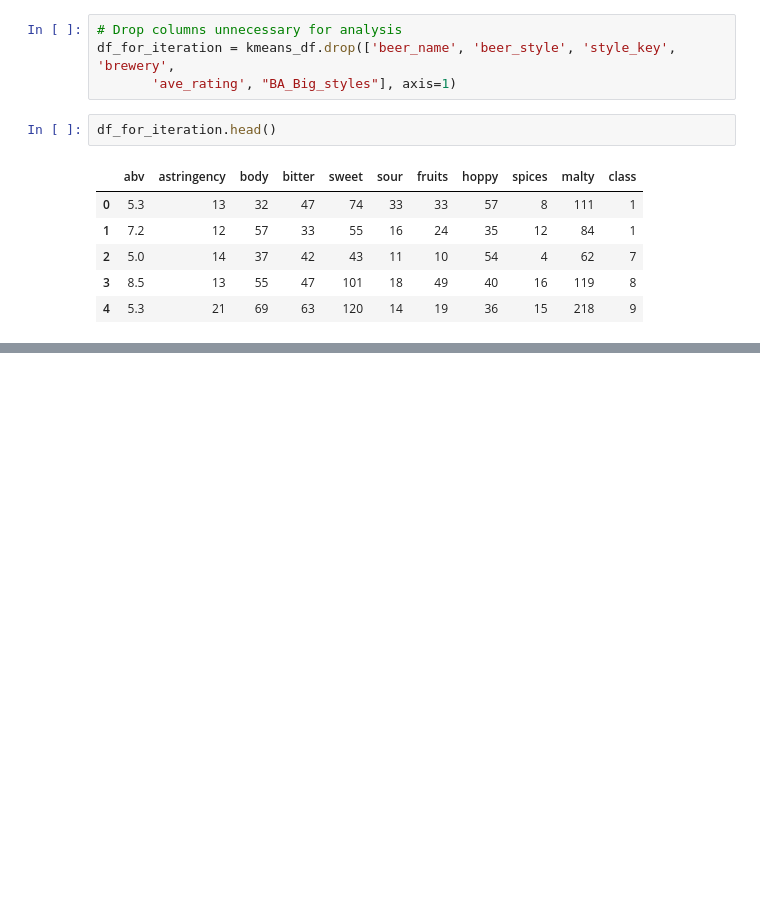
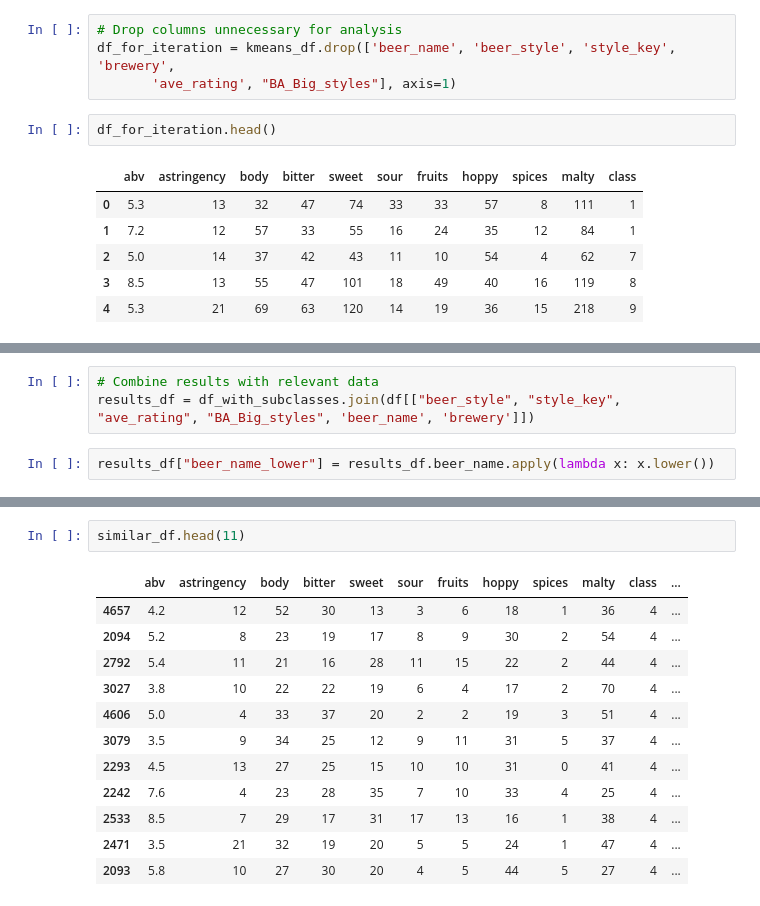
Before and after one commit to curtissmith291/final_project, a Jupyter notebook: EDA_kmeans.ipynb, the cells around one changed output, grey strips where cells are left out. Saved outputs shown, nothing was run; the diff lists cells and outputs as text; blank space fills up the shorter version.

```diff
--- a/EDA_kmeans.ipynb
+++ b/EDA_kmeans.ipynb
@@ -250,0 +246,5 @@ df_with_subclasses
+# %%
+# Combine results with relevant data
+results_df = df_with_subclasses.join(df[["beer_style", "style_key", "ave_rating", "BA_Big_styles", 'beer_name', 'brewery']])
+# %%
+results_df["beer_name_lower"] = results_df.beer_name.apply(lambda x: x.lower())
@@ -250,0 +349,15 @@ df_with_subclasses
+# %%
+similar_df.head(11)
+# %% [output]
+|  | abv | astringency | body | bitter | sweet | sour | fruits | hoppy | spices | malty | class | ... |
+| 4657 | 4.2 | 12 | 52 | 30 | 13 | 3 | 6 | 18 | 1 | 36 | 4 | ... |
+| 2094 | 5.2 | 8 | 23 | 19 | 17 | 8 | 9 | 30 | 2 | 54 | 4 | ... |
+| 2792 | 5.4 | 11 | 21 | 16 | 28 | 11 | 15 | 22 | 2 | 44 | 4 | ... |
+| 3027 | 3.8 | 10 | 22 | 22 | 19 | 6 | 4 | 17 | 2 | 70 | 4 | ... |
+| 4606 | 5.0 | 4 | 33 | 37 | 20 | 2 | 2 | 19 | 3 | 51 | 4 | ... |
+| 3079 | 3.5 | 9 | 34 | 25 | 12 | 9 | 11 | 31 | 5 | 37 | 4 | ... |
+| 2293 | 4.5 | 13 | 27 | 25 | 15 | 10 | 10 | 31 | 0 | 41 | 4 | ... |
+| 2242 | 7.6 | 4 | 23 | 28 | 35 | 7 | 10 | 33 | 4 | 25 | 4 | ... |
+| 2533 | 8.5 | 7 | 29 | 17 | 31 | 17 | 13 | 16 | 1 | 38 | 4 | ... |
+| 2471 | 3.5 | 21 | 32 | 19 | 20 | 5 | 5 | 24 | 1 | 47 | 4 | ... |
+| 2093 | 5.8 | 10 | 27 | 30 | 20 | 4 | 5 | 44 | 5 | 27 | 4 | ... |
```
Also changed, not shown: parts of 7 cells of this notebook, 4 other files.
